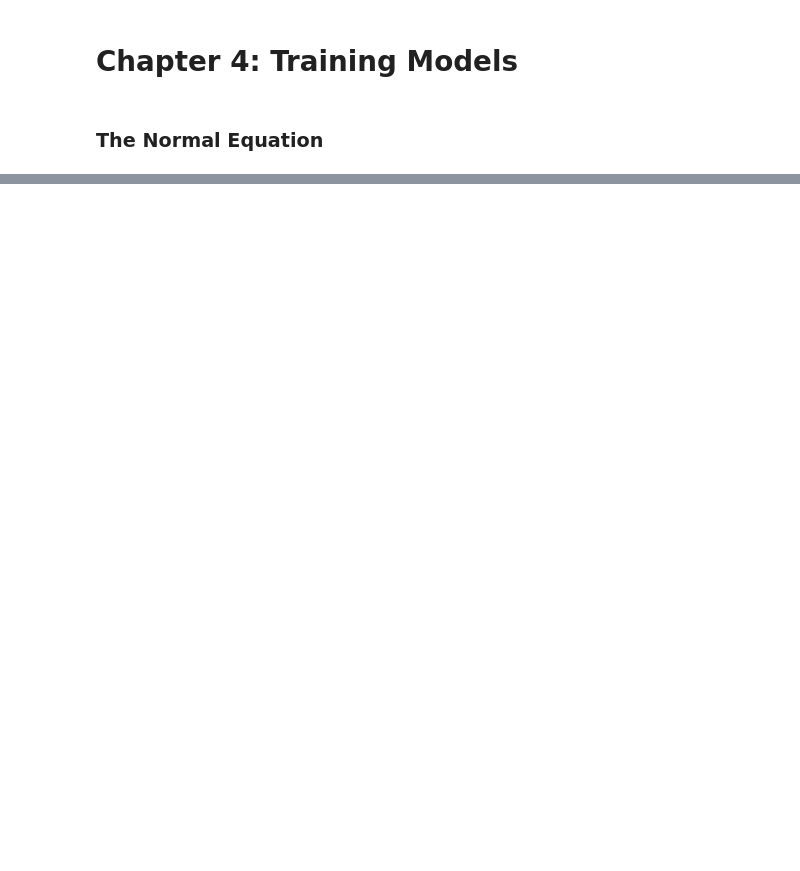
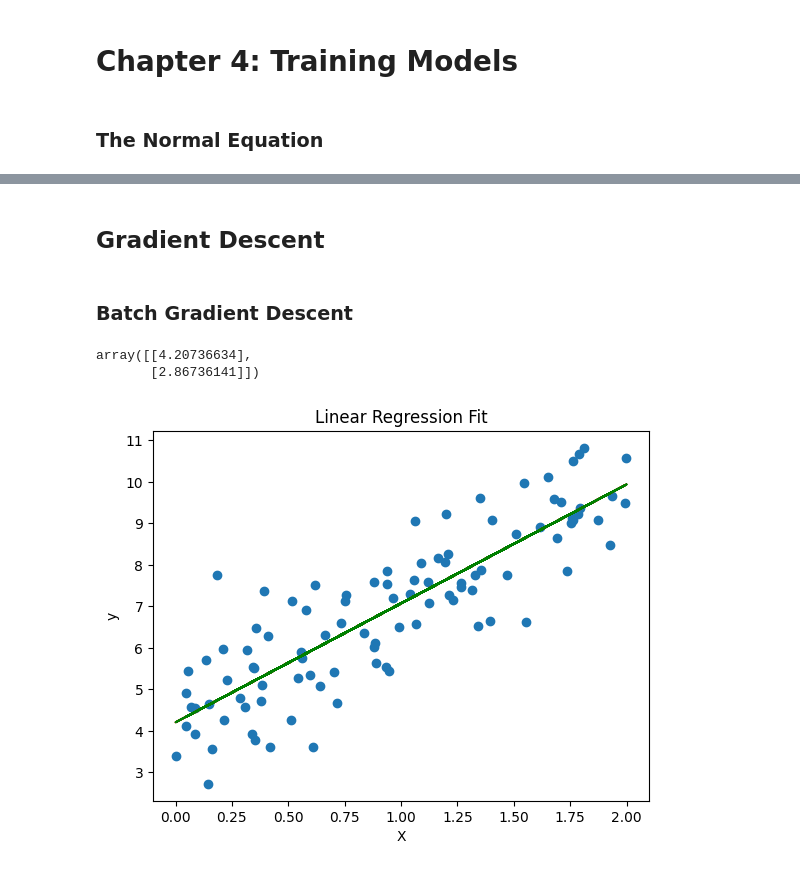
Before and after one commit to scarlet821/ml_notebook, a Jupyter notebook: regression.ipynb, the cells around one changed output, grey strips where cells are left out. Drawn from its saved outputs; the diff is of its cells as text; code cells hidden in the pictures; blank space fills up the shorter version.

```diff
--- a/regression.ipynb
+++ b/regression.ipynb
@@ -70,0 +71,32 @@ theta_best_svd, residuals, rank, s
+# %% [markdown]
+## Gradient Descent
+# %% [markdown]
+### Batch Gradient Descent
+# %%
+eta = 0.1
+n_iterations = 1000
+m = 100
+
+theta = np.random.randn(2,1)
+
+for iteration in range(n_iterations):
+    gradients = 2/m * X_b.T.dot(X_b.dot(theta)-y)
+    theta = theta - eta * gradients
+
+theta
+# %% [output]
+array([[4.20736634],
+       [2.86736141]])
+# %%
+b2 = theta[0]
+m2 = theta[1]
+y_pred2 = m2 * X + b2
+plt.scatter(X, y)
+plt.plot(X, y_pred2, color='red')
+plt.plot(X, y_pred, color='green')
+plt.xlabel("X")
+plt.ylabel("y")
+plt.title("Linear Regression Fit")
+plt.show()
+# %% [output]
+[figure, added]
```
Also changed, not shown: parts of 9 cells of this notebook, 41 other files.
